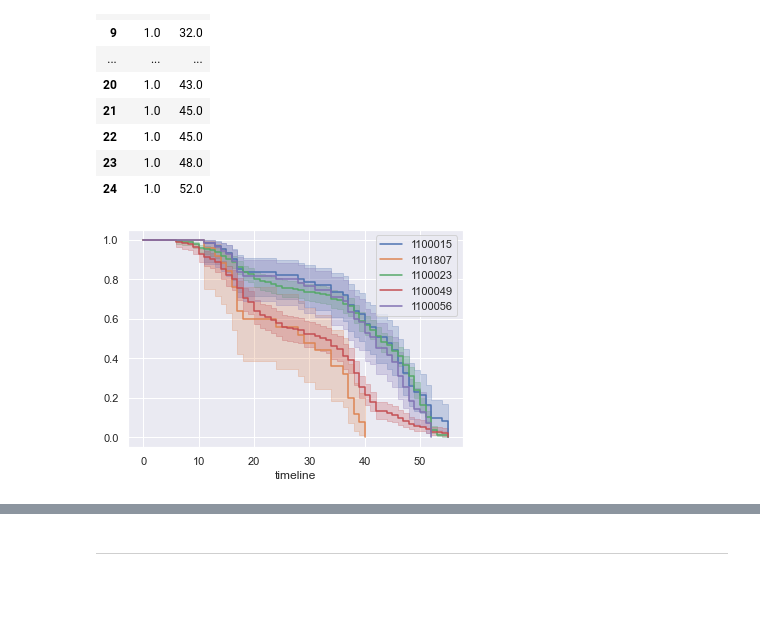
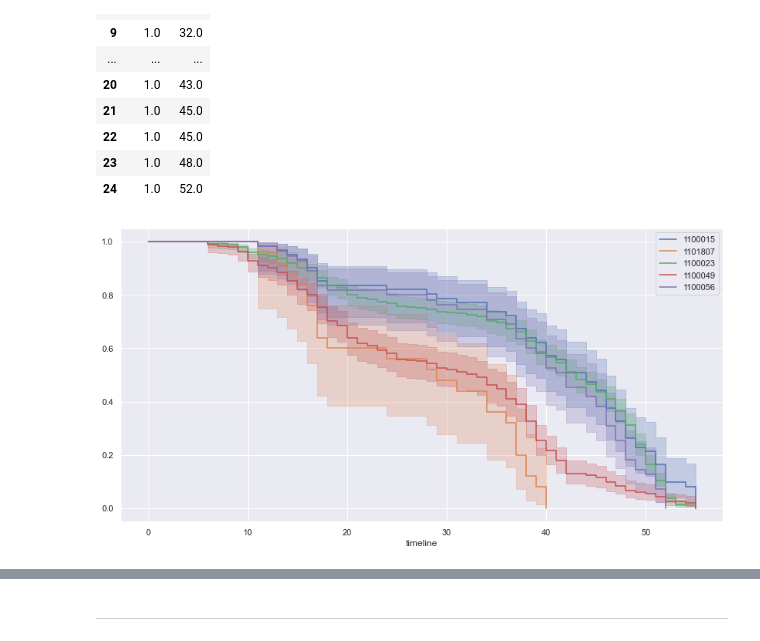
Before and after one commit to alexandrepereiraarq/COVIDGI, a Jupyter notebook: CVGI_MR_04_upscaling.ipynb, the cells around one changed output, grey strips where cells are left out. Saved outputs shown, nothing was run; the diff lists cells and outputs as text; code cells hidden in the pictures; blank space fills up the shorter version.

```diff
--- a/CVGI_MR_04_upscaling.ipynb
+++ b/CVGI_MR_04_upscaling.ipynb
@@ -150,22 +152,18 @@ implementing as a function to be iterated for more cities
 # %%
 def events_cities(cases):
     start_time = time.time()
-    #events = pd.DataFrame({'event': pd.Series([], dtype='int'),'week':pd.Series([], dtype='int')}, index=range(cases.new_deaths.sum()))
-    #events.event = 0
     total_deaths = 0
     for id_wk, val_wk in enumerate(cases.epi_week):
         #check if there are any cases, otherwise skip
         var_deaths = cases[(cases.epi_week == val_wk)].new_deaths.tolist()[0]
-
-        if var_deaths > 0:
-            for i in range(var_deaths):
-                total_deaths = total_deaths + 1
+        #check if the death number of a city is positive. we are ignoring the negative numbers.
+        if var_deaths > 0: total_deaths = total_deaths + var_deaths
     events = pd.DataFrame({'event': pd.Series([], dtype='int'),'week':pd.Series([], dtype='int')}, index=range(total_deaths))
     c = 0
     for id_wk, val_wk in enumerate(cases.epi_week):
         #check if there are any cases, otherwise skip
         var_deaths = cases[(cases.epi_week == val_wk)].new_deaths.tolist()[0]
-        #print(var_deaths,val_wk)
+        #ignore negative death numbers (they are low, and apply to very few cases, see if this needs to be improved)
         if var_deaths > 0:
             for i in range(var_deaths):
                 events['event'].iloc[c] = 1
@@ -198,17 +196,16 @@ def events_uf(uf = '11'):
     #uf is a string! don't forget
     cases_uf = cases_by_epi_week_merged_clean[(cases_by_epi_week_merged_clean['ibge_code'].str.startswith(uf)) & (cases_by_epi_week_merged_clean['epi_week_date'] < ('2021-02-25'))]
     unique_cities = cases_uf.ibge_code.unique()
-    #print(unique_cities)
     dict_events_uf = {}
 
     for ibge_code in unique_cities:
-        #print(ibge_code)
         cases_test = cases_by_epi_week_merged_clean[cases_by_epi_week_merged_clean.ibge_code == ibge_code][['epi_week','new_deaths']]
         dict_events_uf[ibge_code] = events_cities(cases_test)
     #function returns a dict, it can be transformed in a dataframe using concat
-    return dict_events_uf
+    df_events = pd.concat(dict_events_uf)
+    return df_events
 # %%
-events_ro = pd.concat(events_uf('11'))
+events_ro = events_uf('11')
 events_ro
 # %% [output]
 |  |  | event | week |
@@ -272,31 +269,33 @@ cities_list = ['1100015','1101807','1100023','1100049','1100056']
 T = df['week']     ## time to event
 E = df['event']      ## event occurred or censored
 
 
 #creating a the cohorts. this takes a list of index (named) keys
 groups = df.loc[cities_list]
 #create an empty series object to receive the dataframe for each city below
 ix = pd.Series([])
 for i in range(len(cities_list)):
     #create a temporary dataframe, holding the events for each city
     ix[i] = groups.loc[cities_list[i]].index
     #passing on the dataframe's time and event columns to the Kaplan-Meier function, and the index keys as labels (we can search the IBGE database for its name later)
     kmf2.fit(T[ix[i]], E[ix[i]], label=cities_list[i])    ## fit the cohort 1 data
     if i == 0:
         ax = kmf2.plot()
+        figsize(14,7)
     elif i == 1:
         ax1 = kmf2.plot(ax=ax)
     elif i == 2:
         ax2 = kmf2.plot(ax=ax1)
     elif i == 3:
         ax3 = kmf2.plot(ax=ax2)
     #the following 'else' is not working for real... 'axnum' is not interpreted iteractively and I cannot use 'exec()' in the function call
     #this limits the list length to 5 elements (which is about as many lines we can see properly anyway...)
     else:
         axnum = "ax"+str(i)
         axprev = "ax"+str(i-1)
         axnum = kmf2.plot(ax=exec(axprev))
 
+
 plt.show()
 # %% [output]
-[figure, old version]
+[figure, new version]
```
Also changed, not shown: parts of 5 cells of this notebook, 1 other file.
